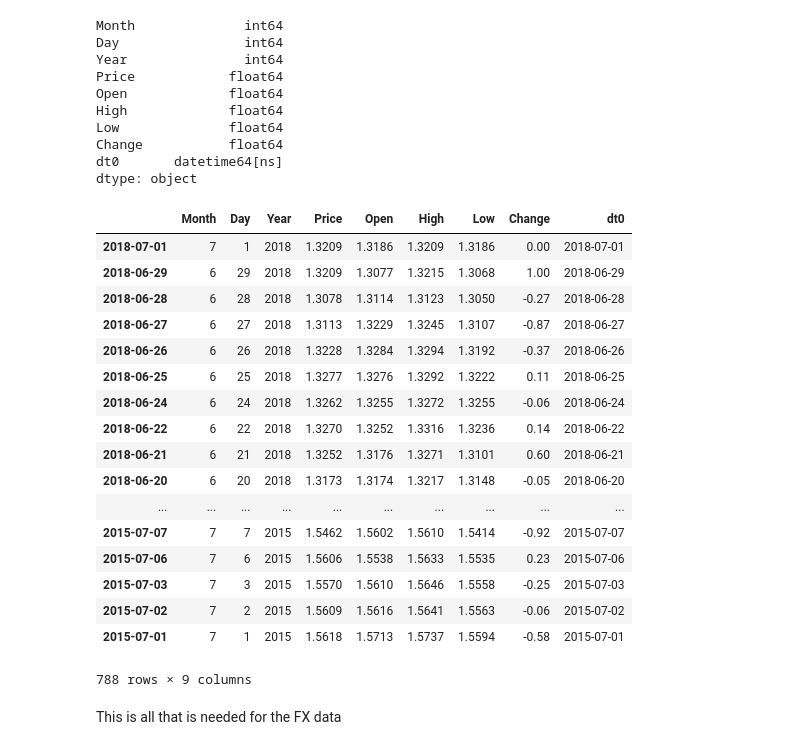
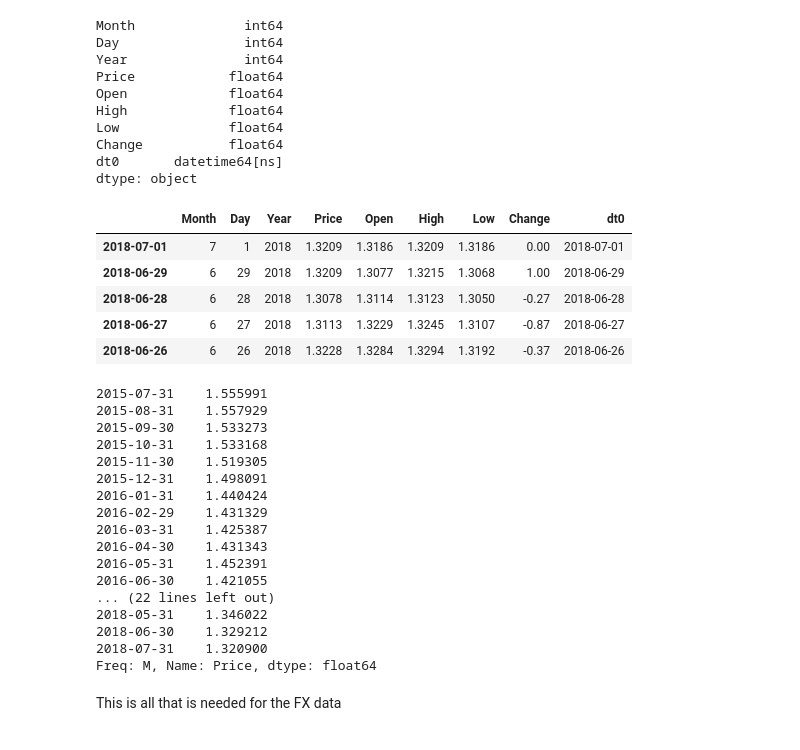
Before and after one commit to eepgwde/ldr, a Jupyter notebook: proto.ipynb, the cells around one changed output. Drawn from its saved outputs; the diff is of its cells as text; code cells hidden in the pictures.

```diff
--- a/proto.ipynb
+++ b/proto.ipynb
@@ -110,26 +110,35 @@ Change           float64
 dt0       datetime64[ns]
 dtype: object
 # %%
-filter0._data
+filter0._data.head()
 # %% [output]
 |  | Month | Day | Year | Price | Open | High | Low | Change | dt0 |
 | 2018-07-01 | 7 | 1 | 2018 | 1.3209 | 1.3186 | 1.3209 | 1.3186 | 0.00 | 2018-07-01 |
 | 2018-06-29 | 6 | 29 | 2018 | 1.3209 | 1.3077 | 1.3215 | 1.3068 | 1.00 | 2018-06-29 |
 | 2018-06-28 | 6 | 28 | 2018 | 1.3078 | 1.3114 | 1.3123 | 1.3050 | -0.27 | 2018-06-28 |
 | 2018-06-27 | 6 | 27 | 2018 | 1.3113 | 1.3229 | 1.3245 | 1.3107 | -0.87 | 2018-06-27 |
 | 2018-06-26 | 6 | 26 | 2018 | 1.3228 | 1.3284 | 1.3294 | 1.3192 | -0.37 | 2018-06-26 |
-| 2018-06-25 | 6 | 25 | 2018 | 1.3277 | 1.3276 | 1.3292 | 1.3222 | 0.11 | 2018-06-25 |
-| 2018-06-24 | 6 | 24 | 2018 | 1.3262 | 1.3255 | 1.3272 | 1.3255 | -0.06 | 2018-06-24 |
-| 2018-06-22 | 6 | 22 | 2018 | 1.3270 | 1.3252 | 1.3316 | 1.3236 | 0.14 | 2018-06-22 |
-| 2018-06-21 | 6 | 21 | 2018 | 1.3252 | 1.3176 | 1.3271 | 1.3101 | 0.60 | 2018-06-21 |
-| 2018-06-20 | 6 | 20 | 2018 | 1.3173 | 1.3174 | 1.3217 | 1.3148 | -0.05 | 2018-06-20 |
-| ... | ... | ... | ... | ... | ... | ... | ... | ... | ... |
-| 2015-07-07 | 7 | 7 | 2015 | 1.5462 | 1.5602 | 1.5610 | 1.5414 | -0.92 | 2015-07-07 |
-| 2015-07-06 | 7 | 6 | 2015 | 1.5606 | 1.5538 | 1.5633 | 1.5535 | 0.23 | 2015-07-06 |
-| 2015-07-03 | 7 | 3 | 2015 | 1.5570 | 1.5610 | 1.5646 | 1.5558 | -0.25 | 2015-07-03 |
-| 2015-07-02 | 7 | 2 | 2015 | 1.5609 | 1.5616 | 1.5641 | 1.5563 | -0.06 | 2015-07-02 |
-| 2015-07-01 | 7 | 1 | 2015 | 1.5618 | 1.5713 | 1.5737 | 1.5594 | -0.58 | 2015-07-01 |
-788 rows × 9 columns
+# %%
+r0=filter0.series("value")
+r0.resample("M").mean()
+# %% [output]
+2015-07-31    1.555991
+2015-08-31    1.557929
+2015-09-30    1.533273
+2015-10-31    1.533168
+2015-11-30    1.519305
+2015-12-31    1.498091
+2016-01-31    1.440424
+2016-02-29    1.431329
+2016-03-31    1.425387
+2016-04-30    1.431343
+2016-05-31    1.452391
+2016-06-30    1.421055
+... (22 lines left out)
+2018-05-31    1.346022
+2018-06-30    1.329212
+2018-07-31    1.320900
+Freq: M, Name: Price, dtype: float64
 # %% [markdown]
 This is all that is needed for the FX data
 # %%
```
Also changed, not shown: parts of 3 cells of this notebook, 3 other files.
